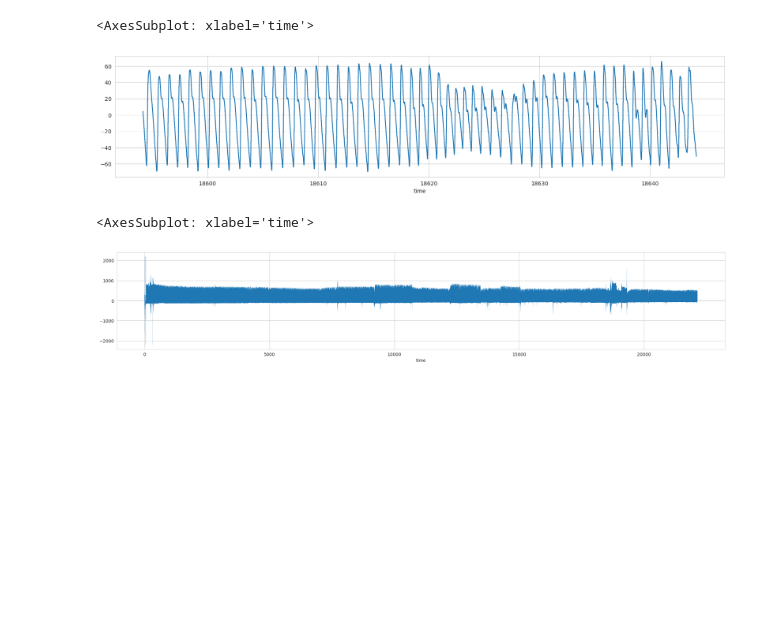
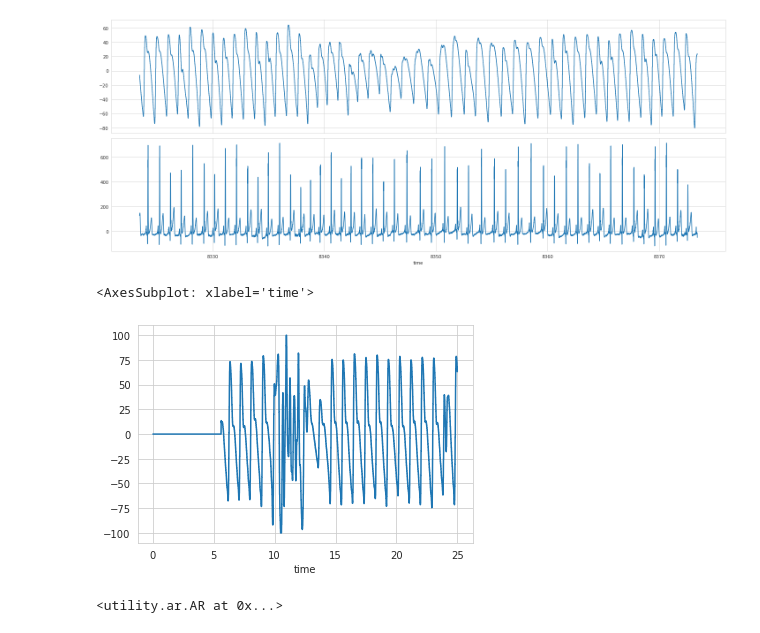
Before and after one commit to WHITSNAK/sta542-sp23, a Jupyter notebook: explore.ipynb, the cells around one changed output. Saved outputs shown, nothing was run; the diff lists cells and outputs as text; code cells hidden in the pictures; blank space fills up the shorter version.

```diff
--- a/explore.ipynb
+++ b/explore.ipynb
@@ -9,5 +18,3 @@ sns.set_style('whitegrid')
 # %%
-pleth = pd.read_csv("data/Pleth.csv", header=None, names=['time', 'pleth'])
-ecg1 = pd.read_csv("data/ECG1.csv", header=None, names=['time', 'ecg1'])
+pleth = pd.read_csv("data/Pleth.csv", header=None, names=['time', 'pleth']).set_index('time')['pleth']
+ecg1 = pd.read_csv("data/ECG1.csv", header=None, names=['time', 'ecg1']).set_index('time')['ecg1']
-# %%
-pleth.set_index('time')['pleth'].plot(lw=0.1, figsize=(25, 4))
@@ -17,14 +21,24 @@ pleth.set_index('time')['pleth'].plot(lw=0.1, figsize=(25, 4))
 # %%
 n = pleth.shape[0]
 start = np.random.randint(0, n)
-end = np.min([n, start+10000])
-
-pleth.iloc[start:end].set_index('time')['pleth'].plot(figsize=(20, 4))
+end = np.min([n, start+5000])
-# %% [output]
-<AxesSubplot: xlabel='time'>
-[figure, removed]
-# %%
-ecg1.set_index('time')['ecg1'].plot(lw=0.1, figsize=(25, 4))
-# %% [output]
-<AxesSubplot: xlabel='time'>
-[figure, removed]
+# %%
+fig, ax = plt.subplots(nrows=2, figsize=(20, 8), sharex=True)
+
+pleth.iloc[start:end+5000].plot(ax=ax[0])
+ecg1.iloc[start:end+5000].plot(ax=ax[1])
+
+fig.tight_layout()
+fig.show()
+# %% [output]
+[figure, added]
+# %%
+pleth.iloc[:5000].plot()
+# %% [output]
+<AxesSubplot: xlabel='time'>
+[figure, added]
+# %%
+ar = AR(lags=500)
+ar.fit(pleth.iloc[start:end+5000].values)
+# %% [output]
+<utility.ar.AR at 0x...>
```
Also changed, not shown: parts of 30 cells of this notebook.
